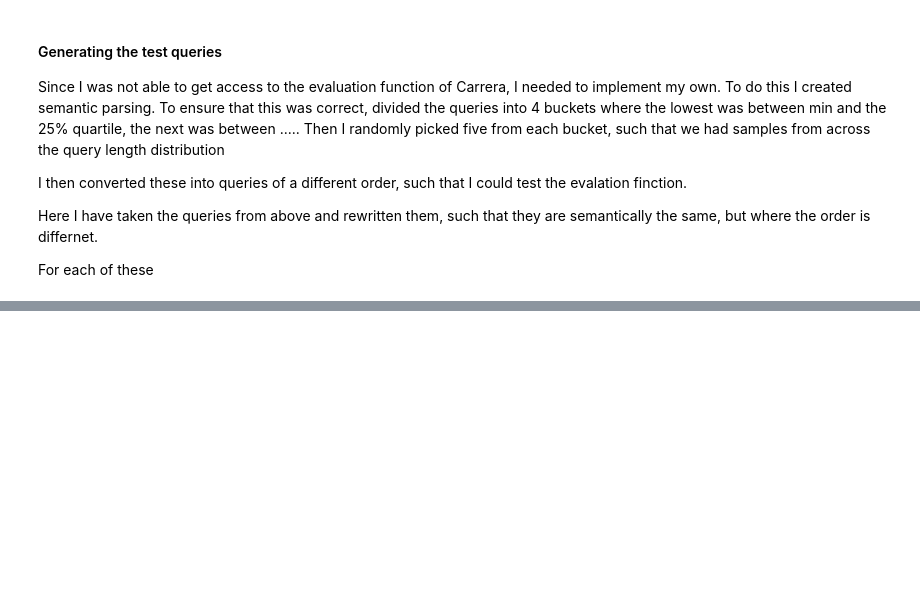
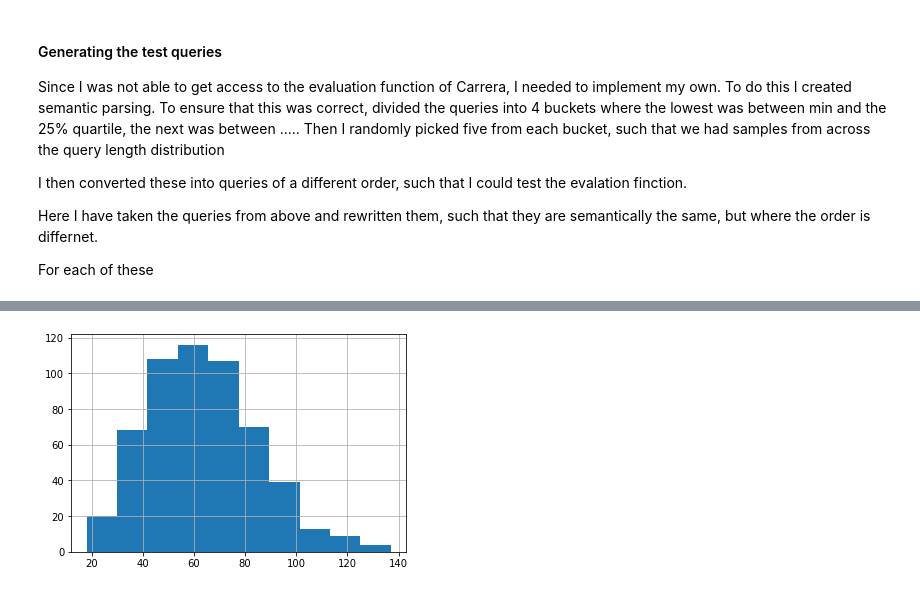
Before and after one commit to Dybton/T5, a Jupyter notebook: dataset-exploration.ipynb, the cells around one changed output, grey strips where cells are left out. Saved outputs shown, nothing was run; the diff lists cells and outputs as text; code cells hidden in the pictures; blank space fills up the shorter version.

```diff
--- a/dataset-exploration.ipynb
+++ b/dataset-exploration.ipynb
@@ -681,0 +843,14 @@ df_test_queries.to_csv('semantic_match_test_queries.csv', index=False)
+# %%
+df_dev = pd.read_csv('dev_df_with_results.csv')
+
+df_dev.question_length.hist()
+
+df_dev = df_dev[df_dev.exact_match == 1]
+
+df_dev = df_dev[df_dev.question_length > df_dev.question_length.quantile(0.75)]
+
+df_dev = df_dev[['question', 'query', 'predicted_query', 'question_length' , 'num_args', 'nesting_level' ]]
+
+df_dev.to_csv('qualitative_analysis_question_length_success.csv', index=False)
+# %% [output]
+[figure, added]
```
Also changed, not shown: parts of 24 cells of this notebook.
